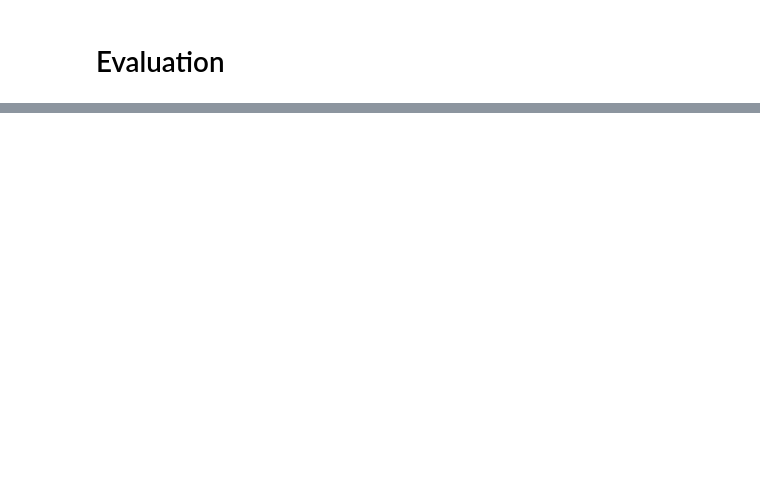
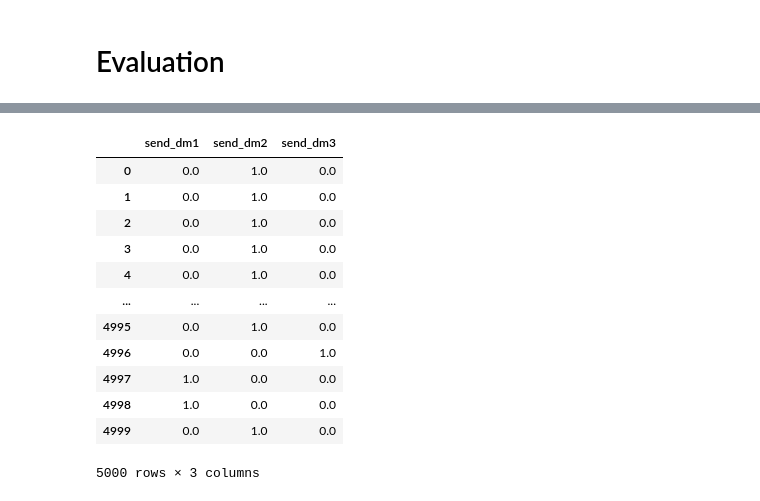
Before and after one commit to daikichidaze/pyoptbook, a Jupyter notebook: src/4.coupon/coupon.ipynb, the cells around one changed output, grey strips where cells are left out. Cells and saved outputs as stored; diff of their text form; code cells hidden in the pictures; blank space fills up the shorter version.

```diff
--- a/src/4.coupon/coupon.ipynb
+++ b/src/4.coupon/coupon.ipynb
@@ -193,0 +235,16 @@ df_val.final_cost.sum()
+# %%
+df_sample_results[[f'send_dm{i+1}' for i in range(3)]]# .values
+# %% [output]
+|  | send_dm1 | send_dm2 | send_dm3 |
+| 0 | 0.0 | 1.0 | 0.0 |
+| 1 | 0.0 | 1.0 | 0.0 |
+| 2 | 0.0 | 1.0 | 0.0 |
+| 3 | 0.0 | 1.0 | 0.0 |
+| 4 | 0.0 | 1.0 | 0.0 |
+| ... | ... | ... | ... |
+| 4995 | 0.0 | 1.0 | 0.0 |
+| 4996 | 0.0 | 0.0 | 1.0 |
+| 4997 | 1.0 | 0.0 | 0.0 |
+| 4998 | 1.0 | 0.0 | 0.0 |
+| 4999 | 0.0 | 1.0 | 0.0 |
+5000 rows × 3 columns
```
Also changed, not shown: parts of 27 cells of this notebook, 1 other file.
